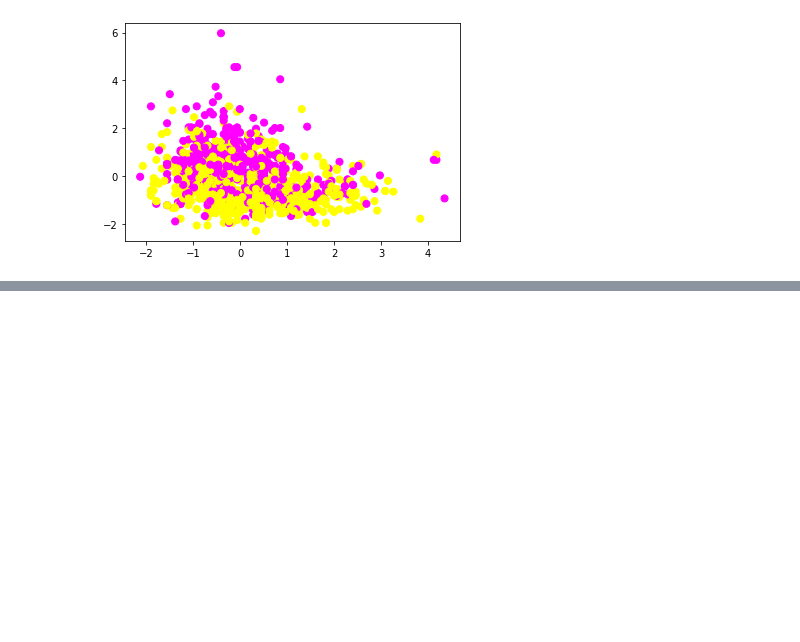
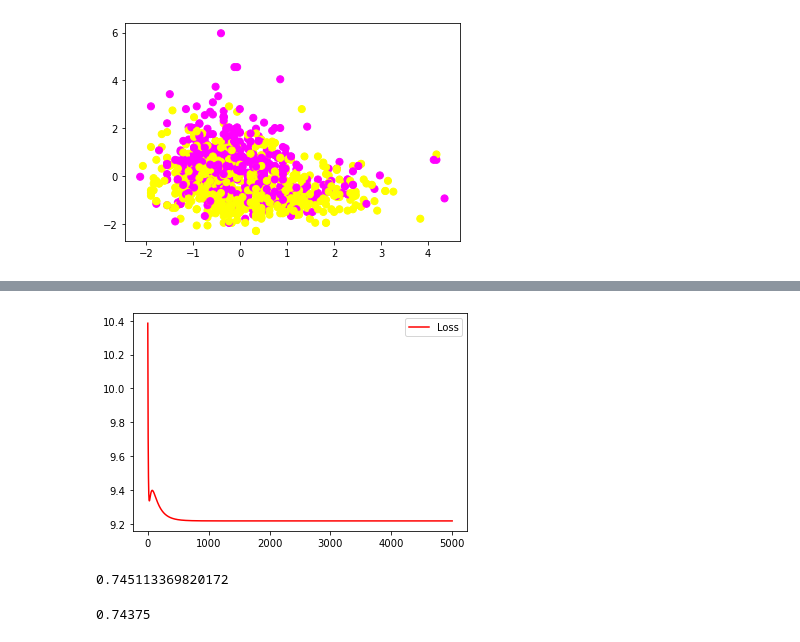
Before and after one commit to kartiksrinivas007/Epoch-Project-2022, a Jupyter notebook: DataLoader.ipynb, the cells around one changed output, grey strips where cells are left out. Drawn from its saved outputs; the diff is of its cells as text; code cells hidden in the pictures; blank space fills up the shorter version.

```diff
--- a/DataLoader.ipynb
+++ b/DataLoader.ipynb
@@ -172,2 +115,2 @@ new loss =  [0.06382274]
 # %%
-# simplelogistic = Logisitic_Classifier(input_dim=x_train.shape[1], reg = 0.5)
+simplelogistic = Logisitic_Classifier(input_dim=x_train.shape[1], reg = 0.5)
@@ -178,0 +117,3 @@ loss =  2.0523094583799755
+# %%
+SGD = Solver(simplelogistic, x_train, y_train, lr = 1e-4, batch_size = 15, num_epochs = 5000, print_every = 1000)
+SGD.train()
@@ -178,0 +138,28 @@ loss =  2.0523094583799755
+# %%
+epochs = range(0,SGD.num_epochs)
+plt.plot(epochs, SGD.loss_history, label = 'Loss', color = 'red')
+plt.legend()
+plt.show()
+# %% [output]
+[figure, added]
+# %%
+def training_accuracy(model, x_train,y_train):
+    y_pred = model.predict(x_train)
+    y_new = y_train.reshape(y_pred.shape)
+    return np.sum(y_new == y_pred) / y_new.shape[0]
+
+
+training_accuracy(simplelogistic, x_train, y_train)
+# %% [output]
+0.745113369820172
+# %%
+def test_accuracy(model, x_test, y_test):
+    y_pred = model.predict(x_test)
+    y_new = y_test.reshape(y_pred.shape)
+    return np.sum(y_new == y_pred) / y_new.shape[0]
+
+x_test_new = x_test - np.mean(x_test, axis = 0)
+x_test_new = x_test_new / np.std(x_test_new, axis = 0)
+test_accuracy(simplelogistic, x_test_new, y_test)
+# %% [output]
+0.74375
```
Also changed, not shown: parts of 12 cells of this notebook, 3 other files.
